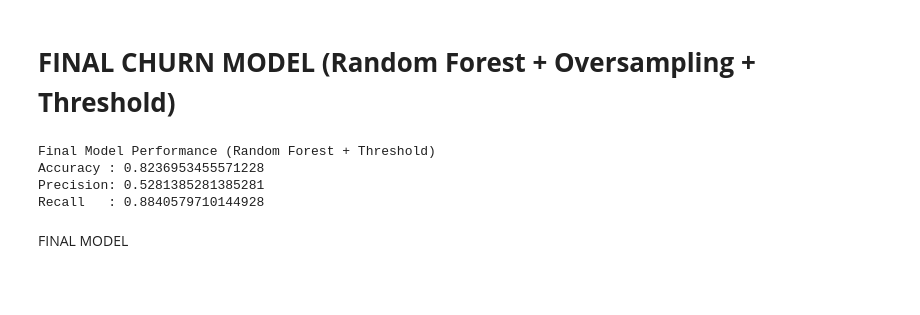
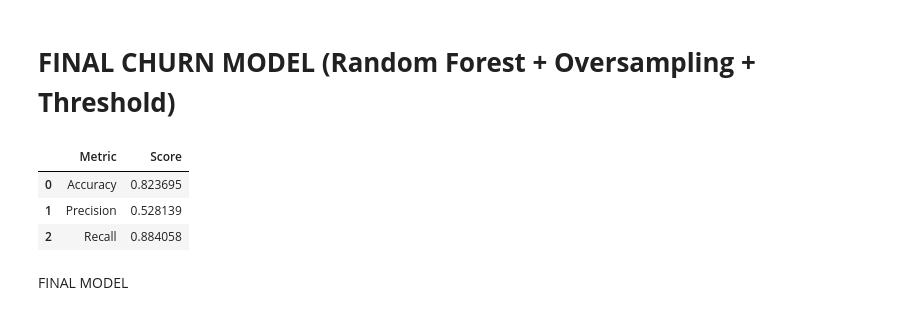
Before and after one commit to paulamrz-c/churn-analytics-project, a Jupyter notebook: notebooks/01_EDA&Modeling.ipynb, the cells around one changed output. Cells and saved outputs as stored; diff of their text form; code cells hidden in the pictures; blank space fills up the shorter version.

```diff
--- a/notebooks/01_EDA&Modeling.ipynb
+++ b/notebooks/01_EDA&Modeling.ipynb
@@ -738,7 +790,7 @@ The best trade-off was found at a threshold of 0.35, which significantly boosts
 
 pipeline.fit(X_train, y_train)
 
-final_threshold = 0.35  #
+final_threshold = 0.35
 
 def predict_churn(model, X, threshold=final_threshold):
     proba = model.predict_proba(X)[:, 1]
@@ -749,15 +801,24 @@ y_pred_final = predict_churn(pipeline, X_test, threshold=final_threshold)
 
 from sklearn.metrics import accuracy_score, precision_score, recall_score
 
-print("Final Model Performance (Random Forest + Threshold)")
-print("Accuracy :", accuracy_score(y_test, y_pred_final))
-print("Precision:", precision_score(y_test, y_pred_final))
-print("Recall   :", recall_score(y_test, y_pred_final))
+
+# showing results in a more readable way
+final_results = {
+    "Metric": ["Accuracy", "Precision", "Recall"],
+    "Score": [
+        accuracy_score(y_test, y_pred_final),
+        precision_score(y_test, y_pred_final),
+        recall_score(y_test, y_pred_final)
+    ]
+}
-# %% [output]
-Final Model Performance (Random Forest + Threshold)
-Accuracy : 0.8236953455571228
-Precision: 0.5281385281385281
-Recall   : 0.8840579710144928
+# %%
+final_results_df = pd.DataFrame(final_results)
+final_results_df
+# %% [output]
+|  | Metric | Score |
+| 0 | Accuracy | 0.823695 |
+| 1 | Precision | 0.528139 |
+| 2 | Recall | 0.884058 |
 # %% [markdown]
 FINAL MODEL
 # %%
```
Also changed, not shown: parts of 8 cells of this notebook.
